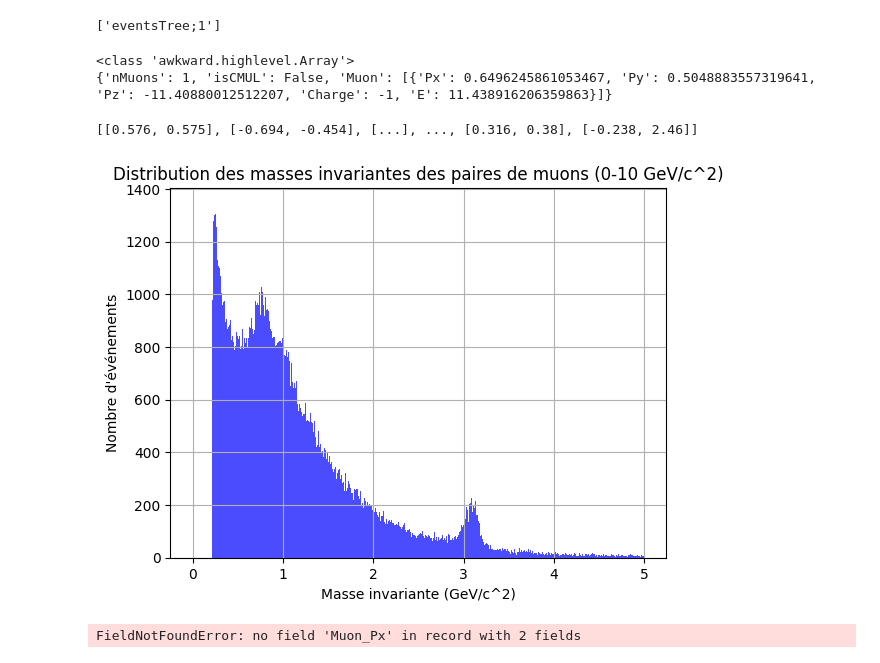
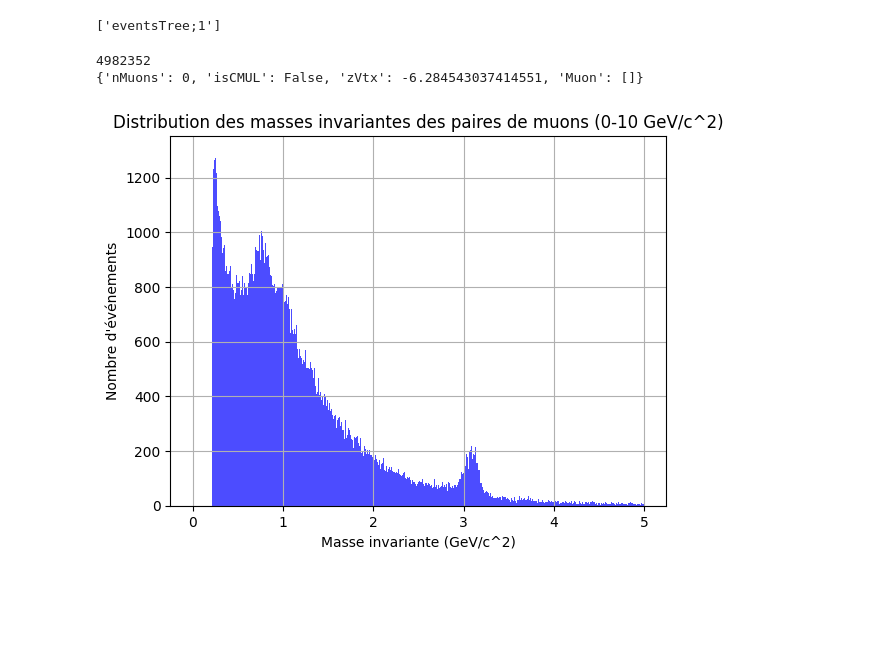
Before and after one commit to nantes-m2-rps-exp/qqbar2mumu-2024, a Jupyter notebook: notebooks/Discrimination.ipynb, the cells around one changed output. Cells and saved outputs as stored; diff of their text form; code cells hidden in the pictures; blank space fills up the shorter version.

```diff
--- a/notebooks/Discrimination.ipynb
+++ b/notebooks/Discrimination.ipynb
@@ -34,48 +34,40 @@ file.keys()
 events = file["eventsTree"]
 
 m = events.arrays(
-    ["nMuons", "Muon_Px", "Muon_Py", "Muon_Pz", "Muon_Charge", "Muon_E","isCMUL",],
+    ["nMuons", "Muon_Px", "Muon_Py", "Muon_Pz", "Muon_Charge", "Muon_E","isCMUL","zVtx","Muon_matchedTrgThreshold"],
     how="zip",
 )
-print(type(m))
-print(m[1].to_list())
+print(len(m))
+print(m[2].to_list())
 # %% [output]
-<class 'awkward.highlevel.Array'>
-{'nMuons': 1, 'isCMUL': False, 'Muon': [{'Px': 0.6496245861053467, 'Py': 0.5048883557319641, 'Pz': -11.40880012512207, 'Charge': -1, 'E': 11.438916206359863}]}
+4982352
+{'nMuons': 0, 'isCMUL': False, 'zVtx': -6.284543037414551, 'Muon': []}
 # %%
 import awkward as ak
 import vector
 
 # Filtrer les événements avec nMuons == 2 et isCMUL == True
-filtered_events = m[(m.nMuons == 2) & (m.isCMUL)]
-print(filtered_events.Muon.Px)
+filtered_events = m[(m.nMuons == 2) & (m.isCMUL)&(abs(m.zVtx)<10)]
 # Initialiser les vecteurs à partir des données des muons
 muon_vectors = ak.zip({
     "px": filtered_events.Muon.Px,
     "py": filtered_events.Muon.Py,
     "pz": filtered_events.Muon.Pz,
     "E": filtered_events.Muon.E
 }, with_name="Momentum4D")
 
 # Calculer les masses invariantes pour chaque paire de muons dans chaque événement
 invariant_masses = ak.combinations(muon_vectors, 2, fields=["muon1", "muon2"])
 masses = (invariant_masses.muon1 + invariant_masses.muon2).mass
 
 # Créer un histogramme des valeurs de la masse
 flattened_masses = ak.flatten(masses)  # Aplatir les données pour l'histogramme
 filtered_masses = flattened_masses[(flattened_masses >= 0) & (flattened_masses <= 5)]  # Filtrer les masses entre 0 et 10
 plt.hist(filtered_masses, bins=1000, color='blue', alpha=0.7)
 plt.xlabel('Masse invariante (GeV/c^2)')
 plt.ylabel("Nombre d'événements")
 plt.title('Distribution des masses invariantes des paires de muons (0-10 GeV/c^2)')
 plt.grid(True)
 plt.show()
 # %% [output]
-[[0.576, 0.575], [-0.694, -0.454], [...], ..., [0.316, 0.38], [-0.238, 2.46]]
-[figure, old version]
+[figure, new version]
-# %%
-
-for i in range(len(m3)):
-    print(getTracm3[i])
-# %% [output]
-FieldNotFoundError: no field 'Muon_Px' in record with 2 fields
```
